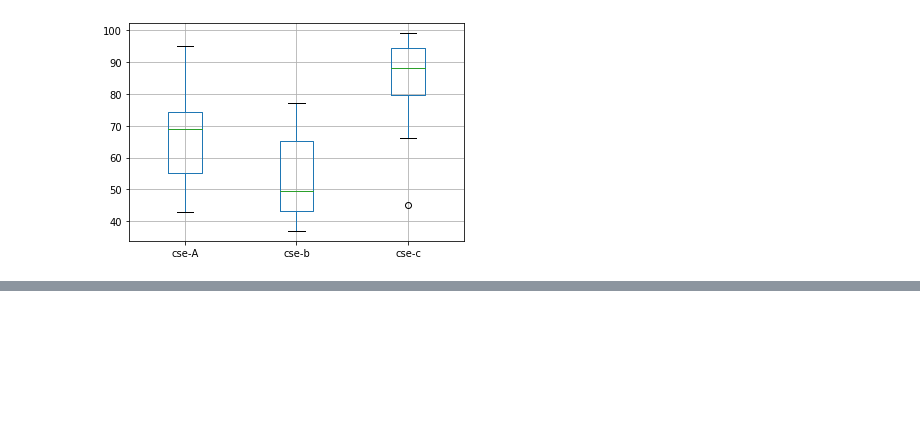
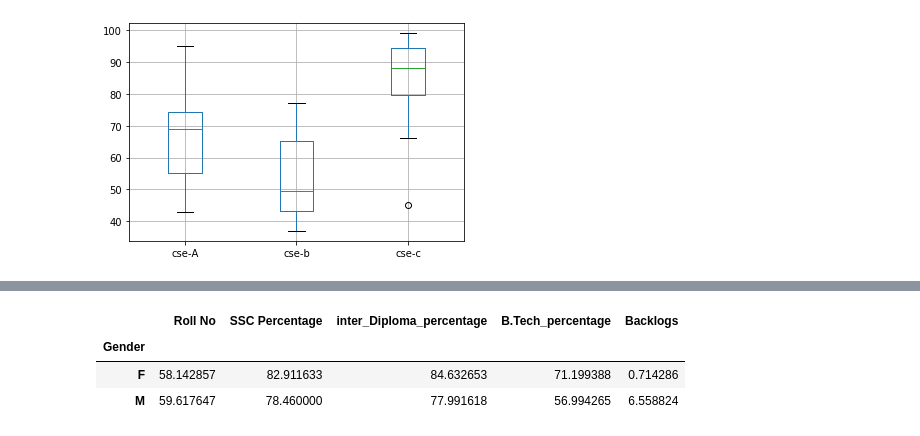
Before and after one commit to 19pa1a0564/python-basics, a Jupyter notebook: Untitled3.ipynb, the cells around one changed output, grey strips where cells are left out. Cells and saved outputs as stored; diff of their text form; code cells hidden in the pictures; blank space fills up the shorter version.

```diff
--- a/Untitled3.ipynb
+++ b/Untitled3.ipynb
@@ -63,0 +84,8 @@ e
+# %%
+grouped=data1.groupby("Gender")
+grouped.agg(np.mean)
+# %% [output]
+|  | Roll No | SSC Percentage | inter_Diploma_percentage | B.Tech_percentage | Backlogs |
+| Gender |  |  |  |  |  |
+| F | 58.142857 | 82.911633 | 84.632653 | 71.199388 | 0.714286 |
+| M | 59.617647 | 78.460000 | 77.991618 | 56.994265 | 6.558824 |
```
Also changed, not shown: parts of 3 cells of this notebook.
